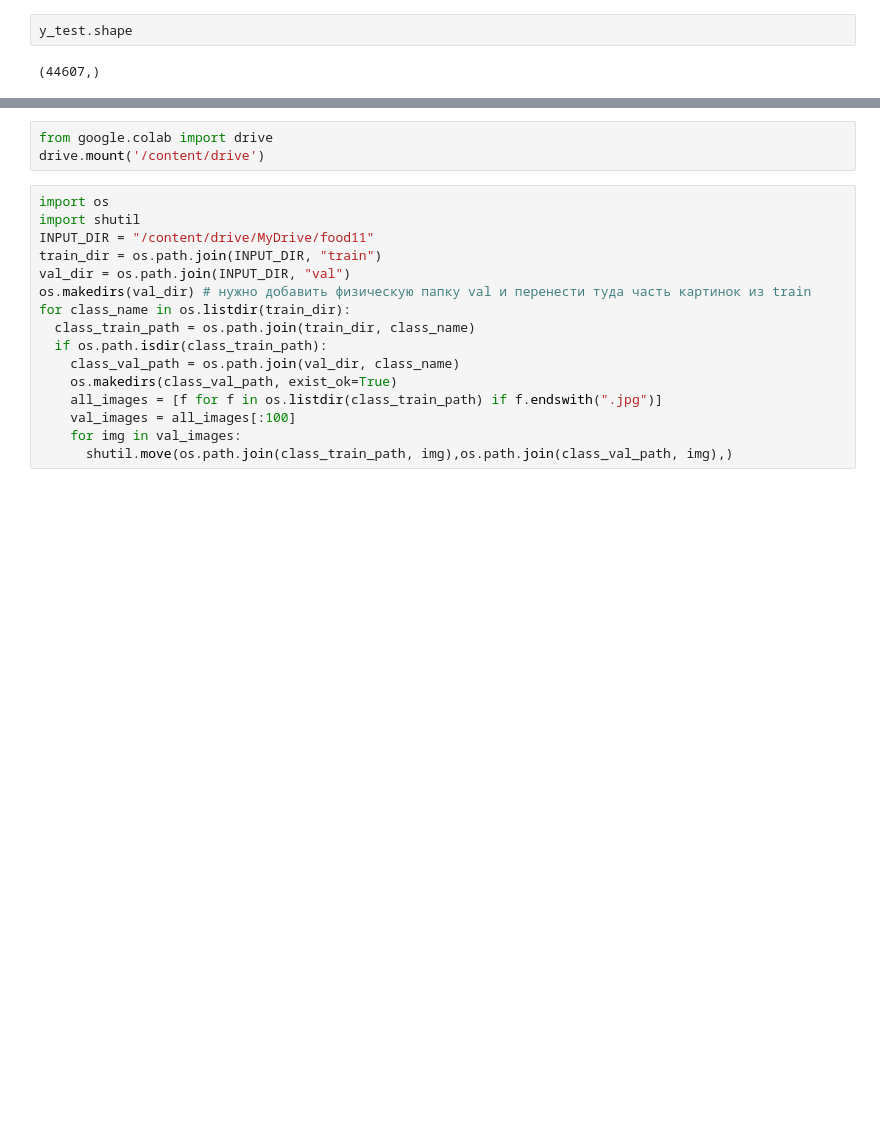
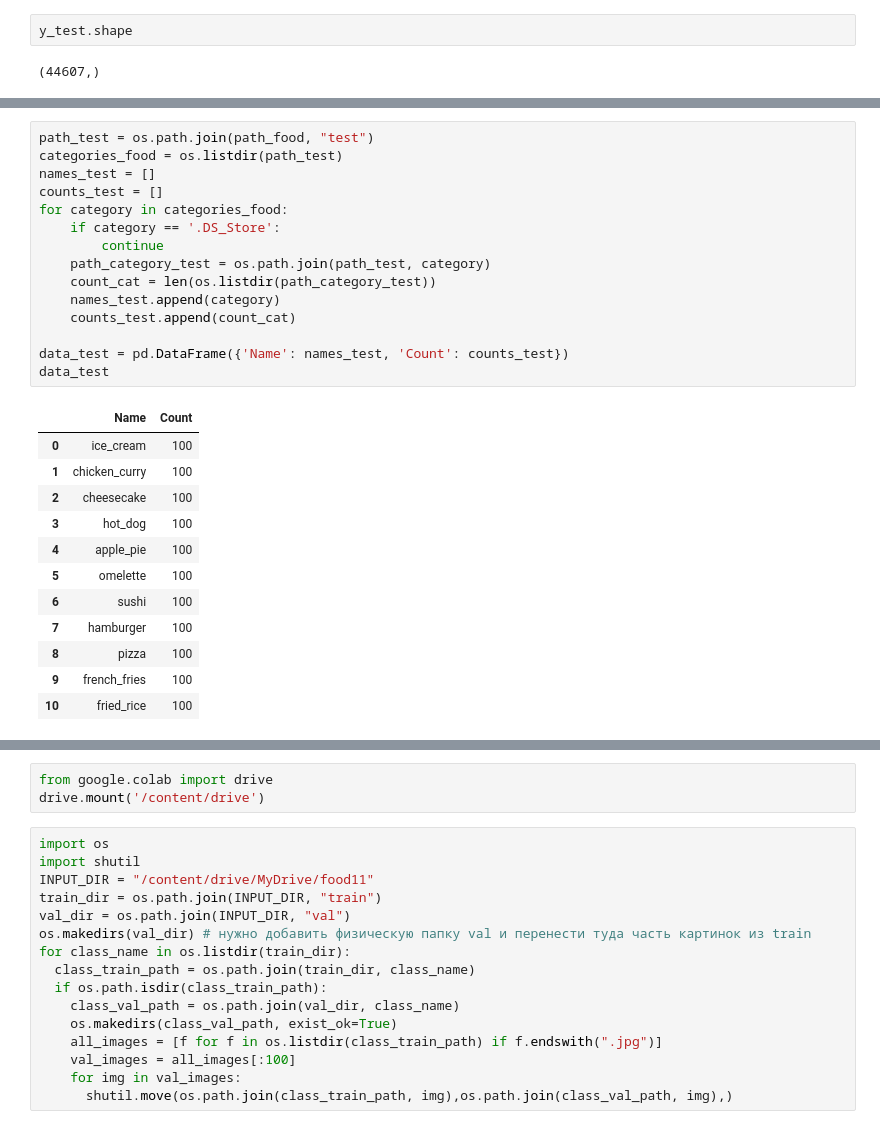
Before and after one commit to Theawtm/gp5, a Jupyter notebook: stages/1.Preprocessing.ipynb, the cells around one changed output, grey strips where cells are left out. Saved outputs shown, nothing was run; the diff lists cells and outputs as text; blank space fills up the shorter version.

```diff
--- a/stages/1.Preprocessing.ipynb
+++ b/stages/1.Preprocessing.ipynb
@@ -491,0 +529,28 @@ y_test.shape
+# %%
+path_test = os.path.join(path_food, "test")
+categories_food = os.listdir(path_test)
+names_test = []
+counts_test = []
+for category in categories_food:
+    if category == '.DS_Store':
+        continue
+    path_category_test = os.path.join(path_test, category)
+    count_cat = len(os.listdir(path_category_test))
+    names_test.append(category)
+    counts_test.append(count_cat)
+
+data_test = pd.DataFrame({'Name': names_test, 'Count': counts_test})
+data_test
+# %% [output]
+|  | Name | Count |
+| 0 | ice_cream | 100 |
+| 1 | chicken_curry | 100 |
+| 2 | cheesecake | 100 |
+| 3 | hot_dog | 100 |
+| 4 | apple_pie | 100 |
+| 5 | omelette | 100 |
+| 6 | sushi | 100 |
+| 7 | hamburger | 100 |
+| 8 | pizza | 100 |
+| 9 | french_fries | 100 |
+| 10 | fried_rice | 100 |
```
Also changed, not shown: parts of 18 cells of this notebook.
